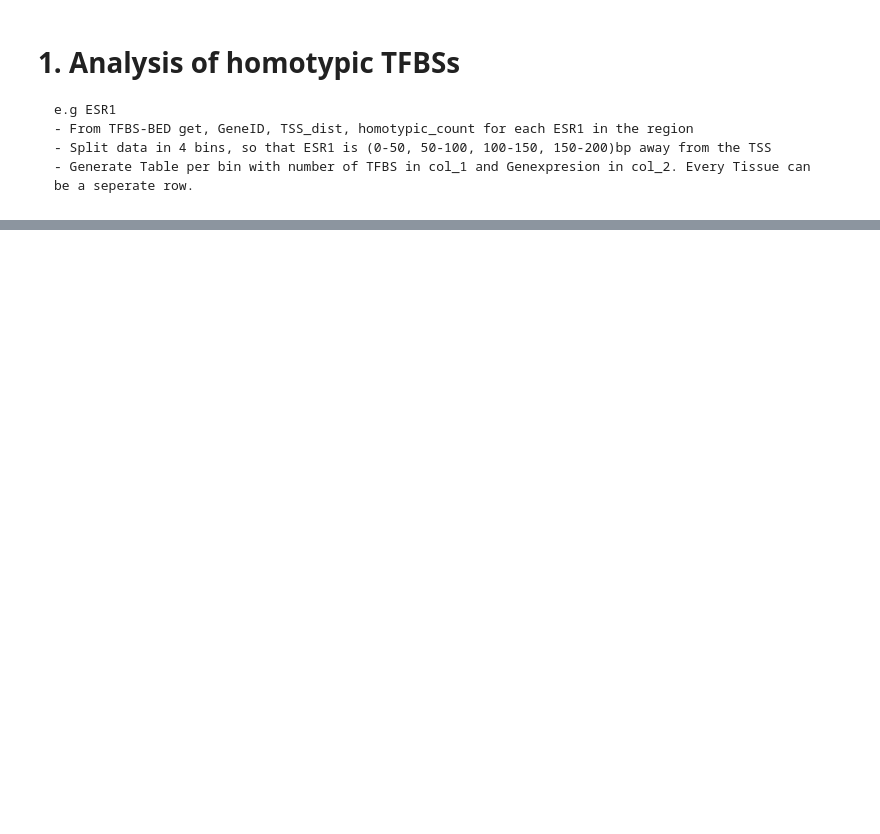
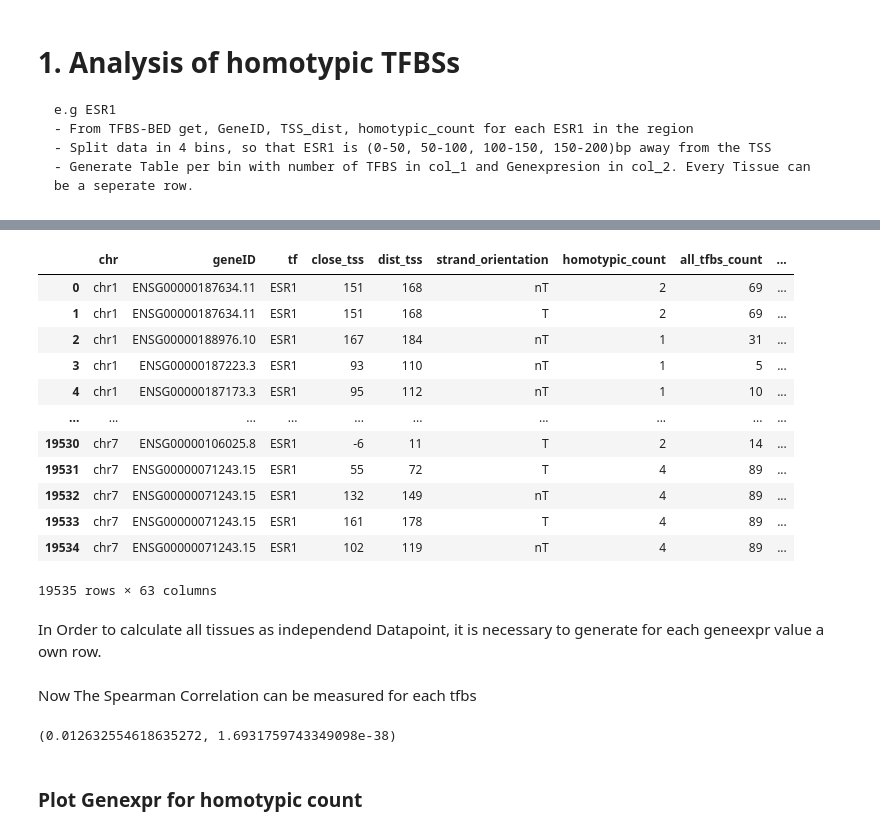
Before and after one commit to JulianMeigen/Bachelor, a Jupyter notebook: E_Single_TFBS/Homotypic_TFBS.ipynb, the cells around one changed output, grey strips where cells are left out. Cells and saved outputs as stored; diff of their text form; code cells hidden in the pictures; blank space fills up the shorter version.

```diff
--- a/E_Single_TFBS/Homotypic_TFBS.ipynb
+++ b/E_Single_TFBS/Homotypic_TFBS.ipynb
@@ -78,0 +75,19 @@ chr1    778569  778769  ENSG00000237491.8       262     +       REST,KLF9,SRF,SR
+# %%
+geneexpr = tfbs.iloc[:,9:]
+tfbs
+# %% [output]
+|  | chr | geneID | tf | close_tss | dist_tss | strand_orientation | homotypic_count | all_tfbs_count | ... |
+| 0 | chr1 | ENSG00000187634.11 | ESR1 | 151 | 168 | nT | 2 | 69 | ... |
+| 1 | chr1 | ENSG00000187634.11 | ESR1 | 151 | 168 | T | 2 | 69 | ... |
+| 2 | chr1 | ENSG00000188976.10 | ESR1 | 167 | 184 | nT | 1 | 31 | ... |
+| 3 | chr1 | ENSG00000187223.3 | ESR1 | 93 | 110 | nT | 1 | 5 | ... |
+| 4 | chr1 | ENSG00000187173.3 | ESR1 | 95 | 112 | nT | 1 | 10 | ... |
+| ... | ... | ... | ... | ... | ... | ... | ... | ... | ... |
+| 19530 | chr7 | ENSG00000106025.8 | ESR1 | -6 | 11 | T | 2 | 14 | ... |
+| 19531 | chr7 | ENSG00000071243.15 | ESR1 | 55 | 72 | T | 4 | 89 | ... |
+| 19532 | chr7 | ENSG00000071243.15 | ESR1 | 132 | 149 | nT | 4 | 89 | ... |
+| 19533 | chr7 | ENSG00000071243.15 | ESR1 | 161 | 178 | T | 4 | 89 | ... |
+| 19534 | chr7 | ENSG00000071243.15 | ESR1 | 102 | 119 | nT | 4 | 89 | ... |
+19535 rows × 63 columns
+# %% [markdown]
+In Order to calculate all tissues as independend Datapoint, it is necessary to generate for each geneexpr value a own row.
@@ -78,0 +108,2 @@ chr1    778569  778769  ENSG00000237491.8       262     +       REST,KLF9,SRF,SR
+# %% [markdown]
+Now The Spearman Correlation can be measured for each tfbs
@@ -78,0 +122,6 @@ chr1    778569  778769  ENSG00000237491.8       262     +       REST,KLF9,SRF,SR
+# %%
+r,p_value
+# %% [output]
+(0.012632554618635272, 1.6931759743349098e-38)
+# %% [markdown]
+### Plot Genexpr for homotypic count
```
Also changed, not shown: parts of 29 cells of this notebook.
